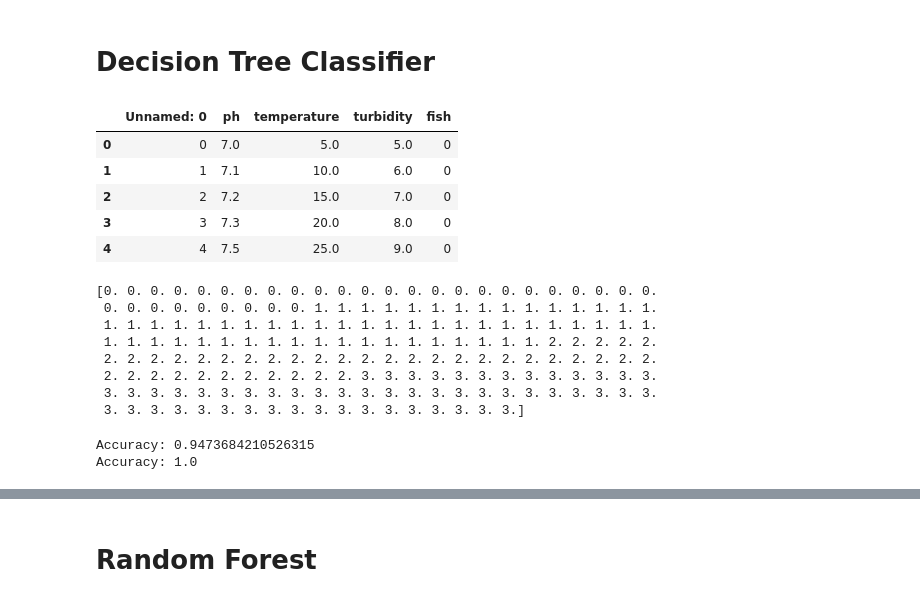
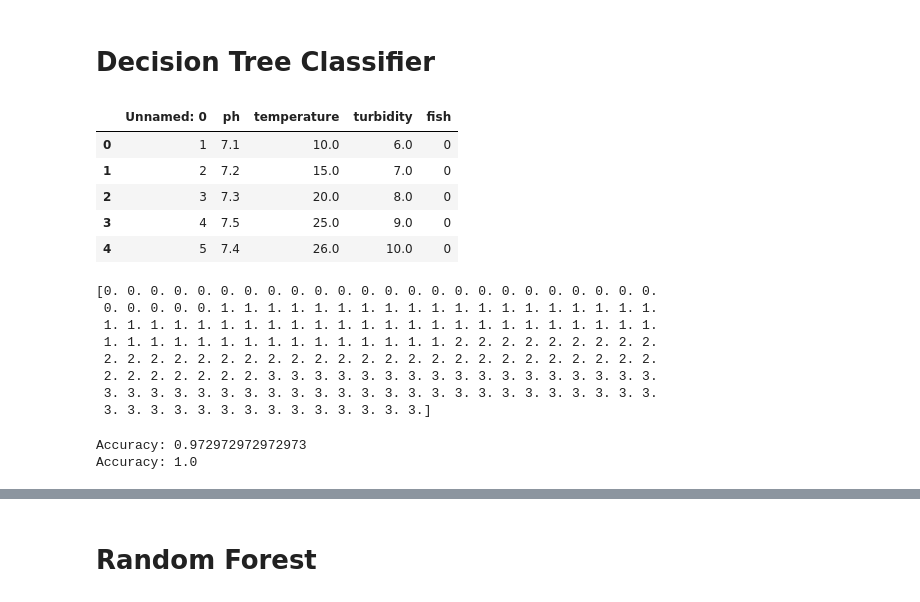
Before and after one commit to vvrgit/Aquaculture, a Jupyter notebook: Aquaculture_DNN_Spec.ipynb, the cells around one changed output, grey strips where cells are left out. Drawn from its saved outputs; the diff is of its cells as text; code cells hidden in the pictures.

```diff
--- a/Aquaculture_DNN_Spec.ipynb
+++ b/Aquaculture_DNN_Spec.ipynb
@@ -1023,15 +1057,15 @@ dataframe.describe()
 # %% [markdown]
 # **Decision Tree Classifier**
 # %%
-dataframe = pd.read_excel("/content/drive/MyDrive/AQUACULTURE DATA/Aqua-Fish-Spec-Dataset-Post-Outlier.xlsx")
+dataframe = pd.read_excel("/content/Aqua-Fish-Spec-Dataset-Post-Outlier (3).xlsx")
 dataframe.head()
 # %% [output]
 |  | Unnamed: 0 | ph | temperature | turbidity | fish |
-| 0 | 0 | 7.0 | 5.0 | 5.0 | 0 |
-| 1 | 1 | 7.1 | 10.0 | 6.0 | 0 |
-| 2 | 2 | 7.2 | 15.0 | 7.0 | 0 |
-| 3 | 3 | 7.3 | 20.0 | 8.0 | 0 |
-| 4 | 4 | 7.5 | 25.0 | 9.0 | 0 |
+| 0 | 1 | 7.1 | 10.0 | 6.0 | 0 |
+| 1 | 2 | 7.2 | 15.0 | 7.0 | 0 |
+| 2 | 3 | 7.3 | 20.0 | 8.0 | 0 |
+| 3 | 4 | 7.5 | 25.0 | 9.0 | 0 |
+| 4 | 5 | 7.4 | 26.0 | 10.0 | 0 |
 # %%
 dataset = dataframe.values
 X = dataset[0:,1:4].astype(float)
@@ -1039,13 +1073,13 @@ Y = dataset[0:,4]
 print(Y[0:])
 # %% [output]
 [0. 0. 0. 0. 0. 0. 0. 0. 0. 0. 0. 0. 0. 0. 0. 0. 0. 0. 0. 0. 0. 0. 0. 0.
- 0. 0. 0. 0. 0. 0. 0. 0. 0. 1. 1. 1. 1. 1. 1. 1. 1. 1. 1. 1. 1. 1. 1. 1.
+ 0. 0. 0. 0. 0. 1. 1. 1. 1. 1. 1. 1. 1. 1. 1. 1. 1. 1. 1. 1. 1. 1. 1. 1.
  1. 1. 1. 1. 1. 1. 1. 1. 1. 1. 1. 1. 1. 1. 1. 1. 1. 1. 1. 1. 1. 1. 1. 1.
- 1. 1. 1. 1. 1. 1. 1. 1. 1. 1. 1. 1. 1. 1. 1. 1. 1. 1. 1. 2. 2. 2. 2. 2.
+ 1. 1. 1. 1. 1. 1. 1. 1. 1. 1. 1. 1. 1. 1. 1. 2. 2. 2. 2. 2. 2. 2. 2. 2.
  2. 2. 2. 2. 2. 2. 2. 2. 2. 2. 2. 2. 2. 2. 2. 2. 2. 2. 2. 2. 2. 2. 2. 2.
- 2. 2. 2. 2. 2. 2. 2. 2. 2. 2. 2. 3. 3. 3. 3. 3. 3. 3. 3. 3. 3. 3. 3. 3.
+ 2. 2. 2. 2. 2. 2. 2. 3. 3. 3. 3. 3. 3. 3. 3. 3. 3. 3. 3. 3. 3. 3. 3. 3.
  3. 3. 3. 3. 3. 3. 3. 3. 3. 3. 3. 3. 3. 3. 3. 3. 3. 3. 3. 3. 3. 3. 3. 3.
- 3. 3. 3. 3. 3. 3. 3. 3. 3. 3. 3. 3. 3. 3. 3. 3. 3. 3.]
+ 3. 3. 3. 3. 3. 3. 3. 3. 3. 3. 3. 3. 3. 3.]
 # %%
 from sklearn.model_selection import train_test_split
 X_train, X_test, y_train, y_test = train_test_split(X, Y, test_size=0.2, random_state=0)
@@ -1069,5 +1103,5 @@ print("Accuracy:",metrics.accuracy_score(y_test, y_pred))
 # Model Accuracy, how often is the classifier correct?
 print("Accuracy:",metrics.accuracy_score(y_train, y_pred_train))
 # %% [output]
-Accuracy: 0.9473684210526315
+Accuracy: 0.972972972972973
 Accuracy: 1.0
```
Also changed, not shown: parts of 29 cells of this notebook.
